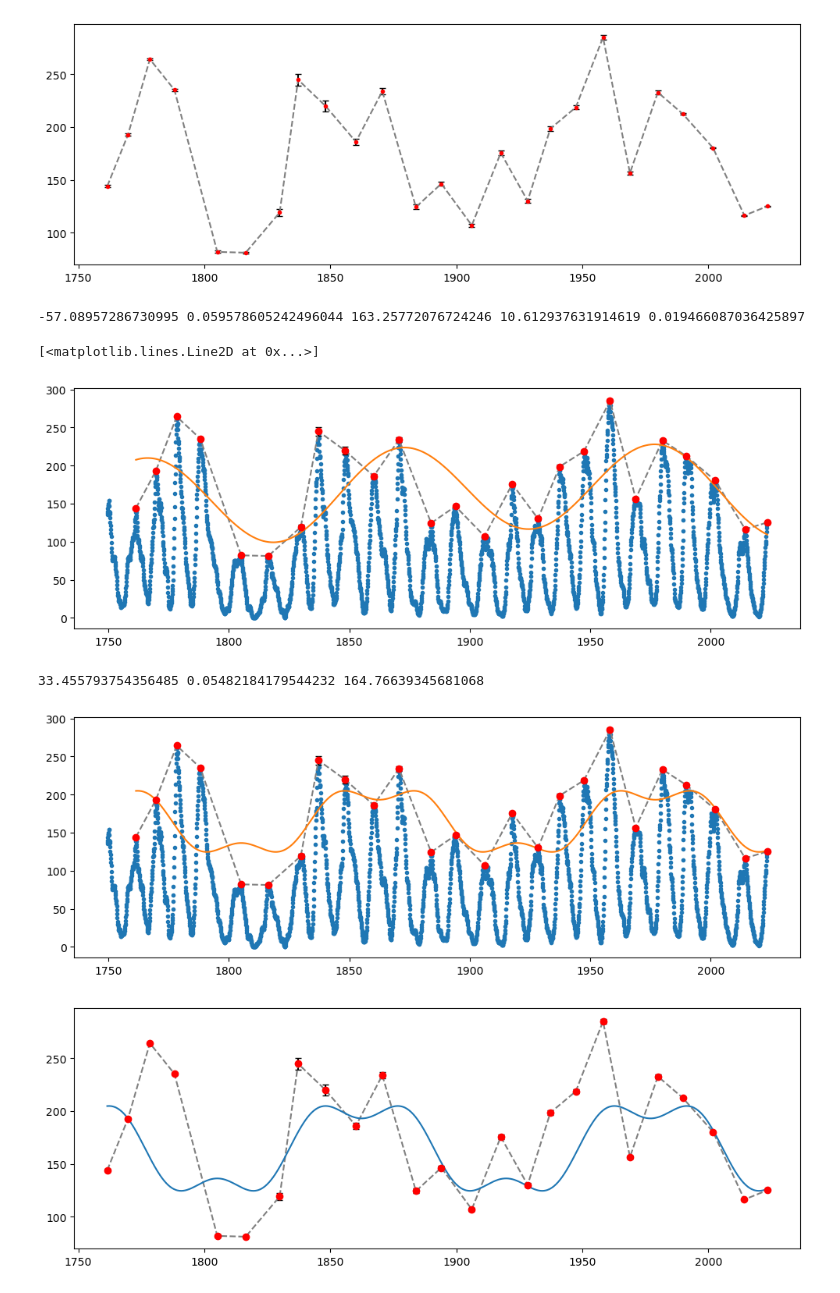
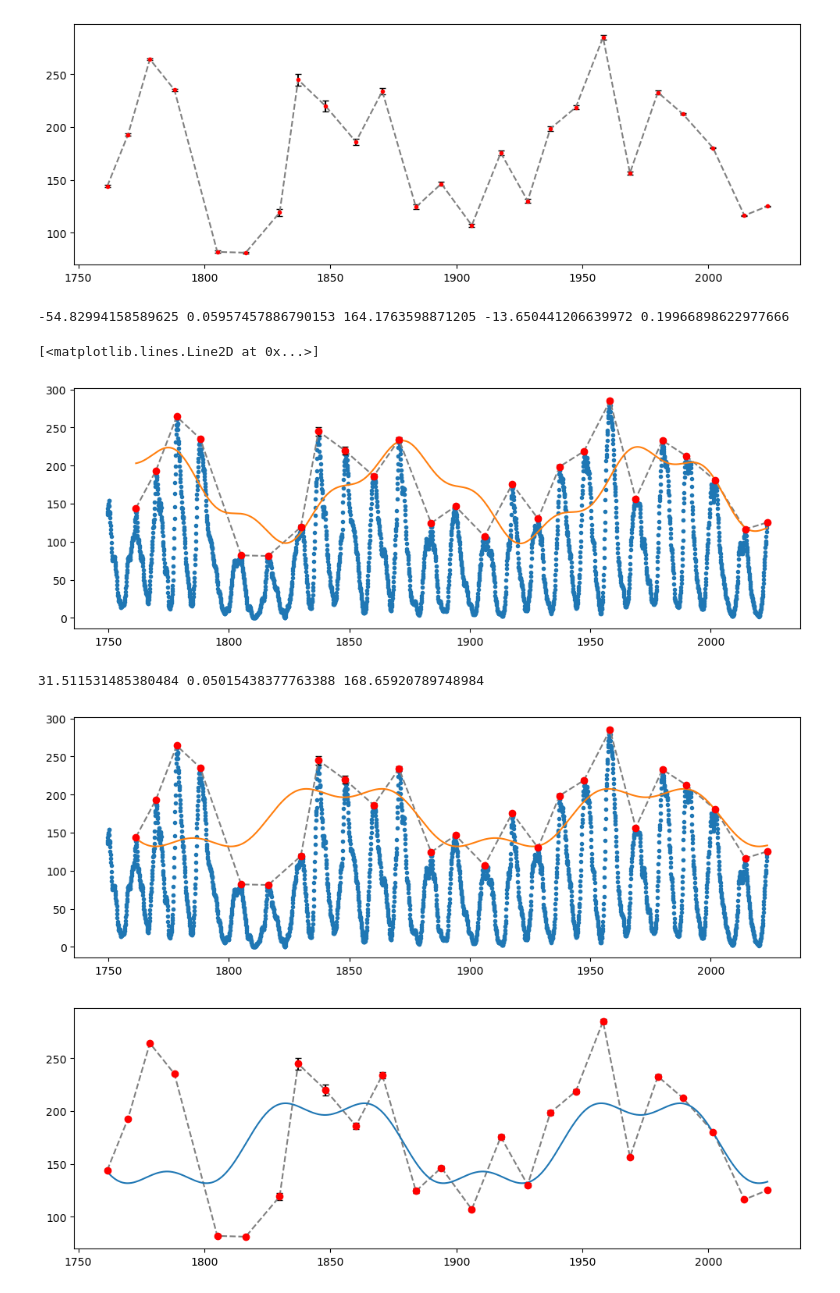
Before and after one commit to Focus9752/Solpletter_projekt, a Jupyter notebook: Scuffed stuff/Ekstrema.ipynb, the cells around one changed output. Saved outputs shown, nothing was run; the diff lists cells and outputs as text; code cells hidden in the pictures.

```diff
--- a/Scuffed stuff/Ekstrema.ipynb
+++ b/Scuffed stuff/Ekstrema.ipynb
@@ -77,7 +77,7 @@ from scipy.optimize import curve_fit
 def func(x, a, b, c, d, e):
     return a*np.sin(x*b)+c + d*np.cos(e*x)
 
-par, cov = curve_fit(func, Maximum_dato, Maximum_plet, p0=[1000, 0.06, 500, 50, 0.02], sigma=Maximum_usikkerhed, absolute_sigma=True, maxfev=8000)
+par, cov = curve_fit(func, Maximum_dato, Maximum_plet, p0=[1000, 0.06, 500, 50, 0.2], sigma=Maximum_usikkerhed, absolute_sigma=True, maxfev=8000)
 xx = np.linspace(Maximum_dato[0], Maximum_dato[-1], 1000)
 yy = func(xx, *par)
 print(*par)
@@ -88,36 +88,36 @@ plt.errorbar(Maximum_dato, Maximum_plet, fmt='o', yerr=Maximum_usikkerhed, ecolo
 plt.plot(Maximum_dato, Maximum_plet, linestyle='dashed', color='gray')
 plt.plot(xx,yy)
 # %% [output]
--57.08957286730995 0.059578605242496044 163.25772076724246 10.612937631914619 0.019466087036425897
+-54.82994158589625 0.05957457886790153 164.1763598871205 -13.650441206639972 0.19966898622977666
 [<matplotlib.lines.Line2D at 0x...>]
-[figure, old version]
+[figure, new version]
 # %%
 from scipy.optimize import curve_fit
 
 def fourier(x, a, b, c):
-    return 4/np.pi*a*(np.sin(b*x) + np.sin(3*b*x)/3) + c
+    return (1-4/np.pi*a*(np.sin(b*x) + np.sin(3*b*x)/3)) + c
 
-par, cov = curve_fit(fourier, Maximum_dato, Maximum_plet, p0=[5000, 0.055, 100], sigma=Maximum_usikkerhed, absolute_sigma=True, maxfev=8000)
+par, cov = curve_fit(fourier, Maximum_dato, Maximum_plet, p0=[5000, 0.05, 2], sigma=Maximum_usikkerhed, absolute_sigma=True, maxfev=8000)
 xx = np.linspace(Maximum_dato[0], Maximum_dato[-1], 1000)
 yy = fourier(xx, *par)
 print(*par)
 
 plt.figure(figsize=[12,4])
 plt.plot(dato_fraction, SN,'.')
 plt.errorbar(Maximum_dato, Maximum_plet, fmt='o', yerr=Maximum_usikkerhed, ecolor='black', capsize=3, color='red')
 plt.plot(Maximum_dato, Maximum_plet, linestyle='dashed', color='gray')
 plt.plot(xx,yy)
 plt.show()
 
 plt.figure(figsize=[12,4])
 plt.errorbar(Maximum_dato, Maximum_plet, fmt='o', yerr=Maximum_usikkerhed, ecolor='black', capsize=3, color='red')
 plt.plot(Maximum_dato, Maximum_plet, linestyle='dashed', color='gray')
 plt.plot(xx,yy)
 plt.show()
 # %% [output]
-33.455793754356485 0.05482184179544232 164.76639345681068
+31.511531485380484 0.05015438377763388 168.65920789748984
-[figure, old version]
+[figure, new version]
-[figure, old version]
+[figure, new version]
 # %%
 from scipy.fft import fft, fftfreq
 y = fft(SN)
```
Also changed, not shown: parts of 1 cell of this notebook.
